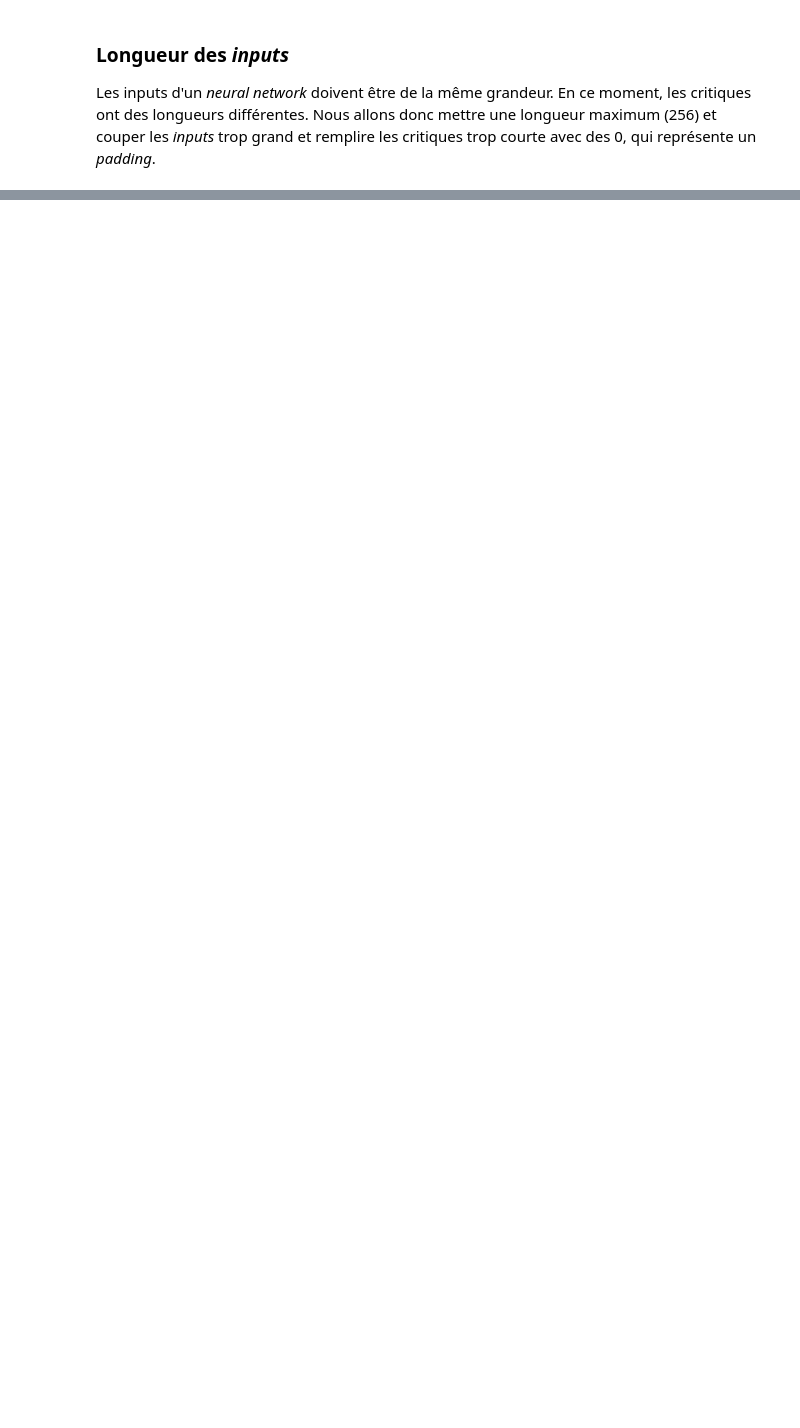
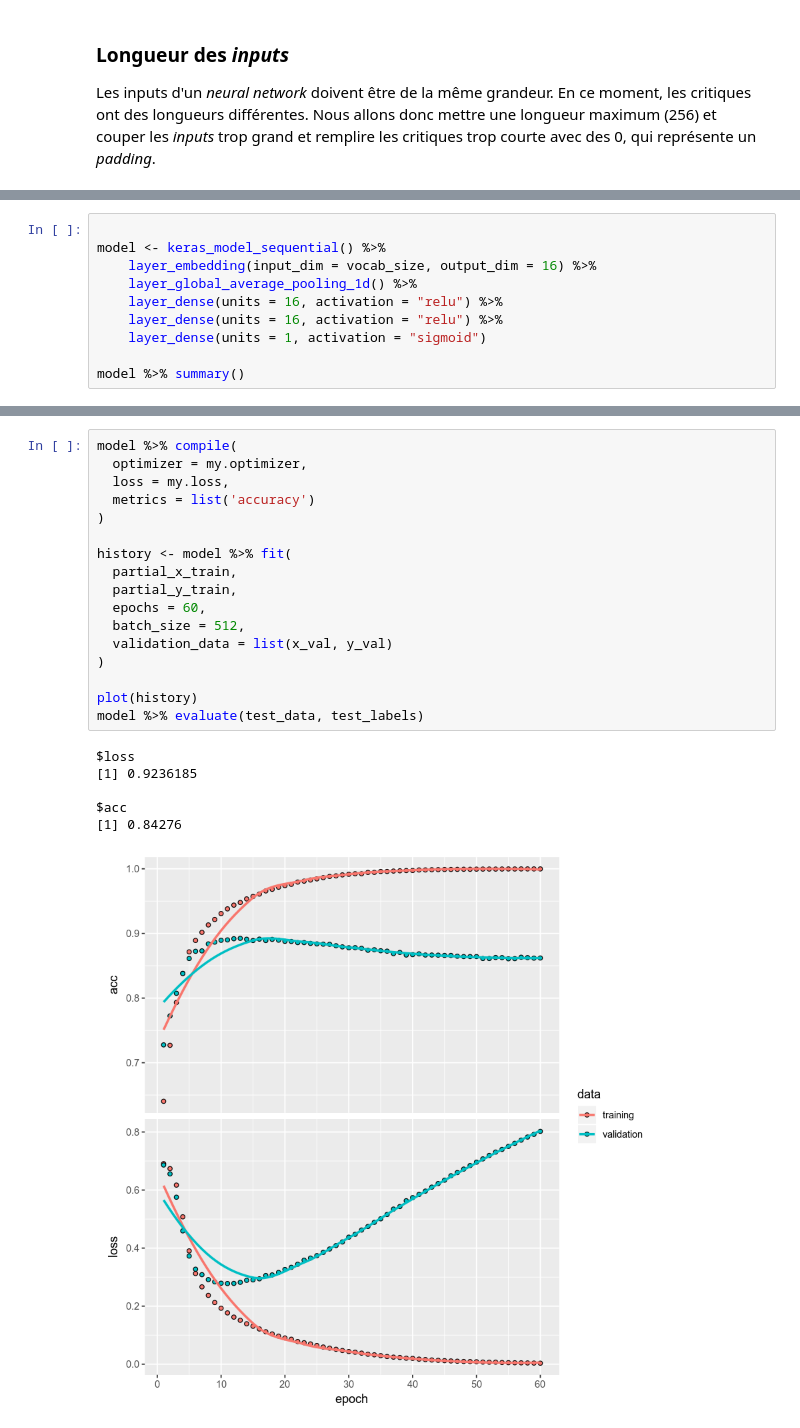
Before and after one commit to BrunoHamel/presentation-ai, a Jupyter notebook: NeuralNet_IMDB.ipynb, the cells around one changed output, grey strips where cells are left out. Drawn from its saved outputs; the diff is of its cells as text; blank space fills up the shorter version.

```diff
--- a/NeuralNet_IMDB.ipynb
+++ b/NeuralNet_IMDB.ipynb
@@ -119,0 +123,10 @@ partial_y_train <- train_labels[10001:length(train_labels)]
+# %%
+
+model <- keras_model_sequential() %>%
+    layer_embedding(input_dim = vocab_size, output_dim = 16) %>%
+    layer_global_average_pooling_1d() %>%
+    layer_dense(units = 16, activation = "relu") %>%
+    layer_dense(units = 16, activation = "relu") %>%
+    layer_dense(units = 1, activation = "sigmoid")
+
+model %>% summary()
@@ -119,0 +161,24 @@ partial_y_train <- train_labels[10001:length(train_labels)]
+# %%
+model %>% compile(
+  optimizer = my.optimizer,
+  loss = my.loss,
+  metrics = list('accuracy')
+)
+
+history <- model %>% fit(
+  partial_x_train,
+  partial_y_train,
+  epochs = 60,
+  batch_size = 512,
+  validation_data = list(x_val, y_val)
+)
+
+plot(history)
+model %>% evaluate(test_data, test_labels)
+# %% [output]
+$loss
+[1] 0.9236185
+
+$acc
+[1] 0.84276
+[figure, added]
```
Also changed, not shown: parts of 26 cells of this notebook.
